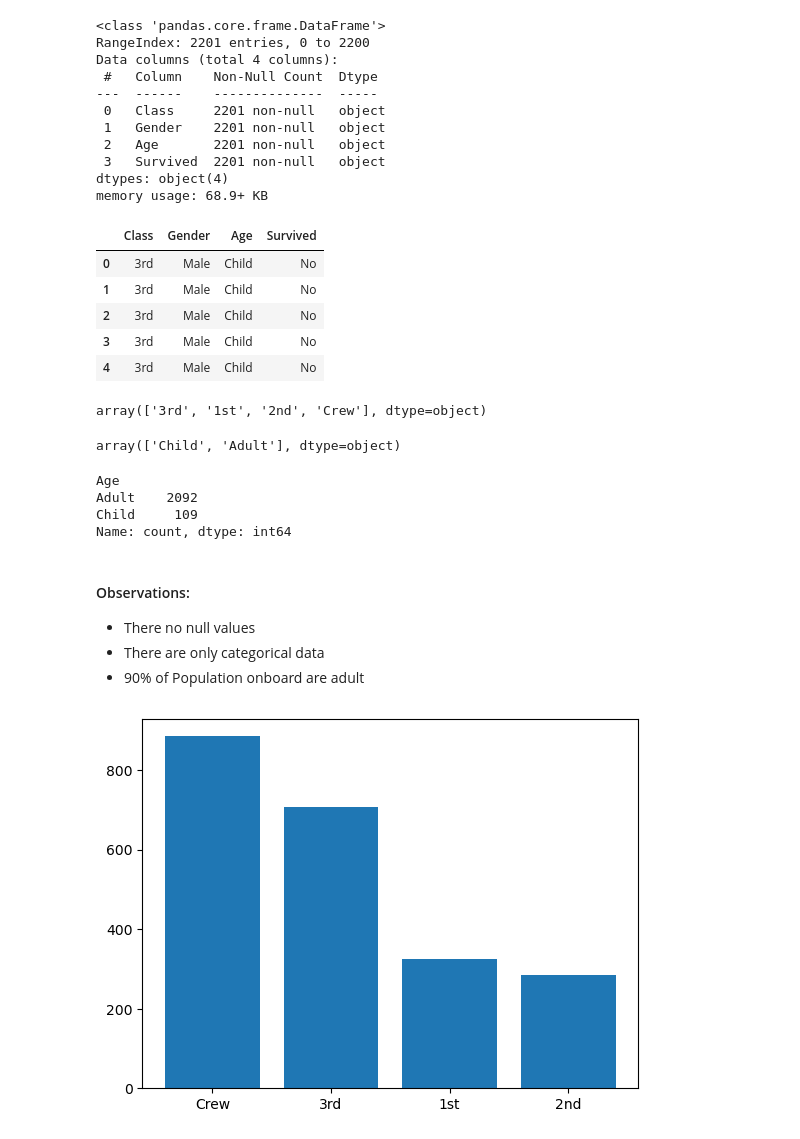
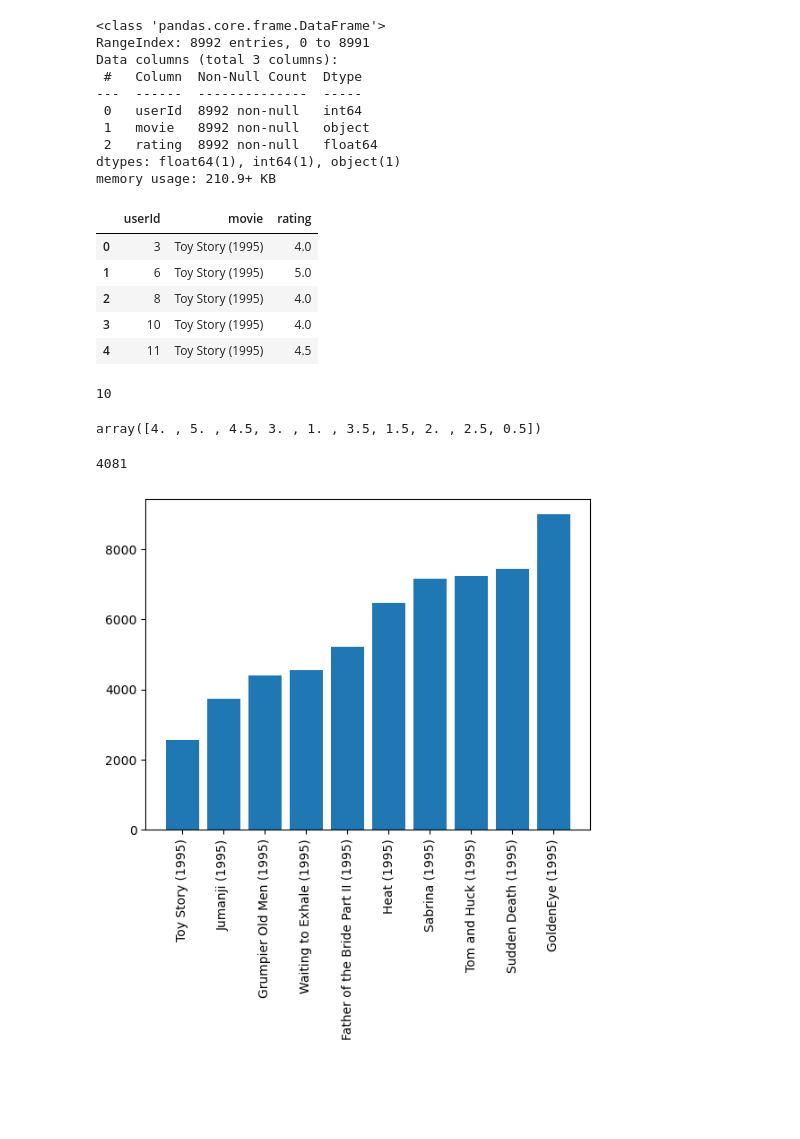
Before and after one commit to AbhinavAlluvada/DevProgram, a Jupyter notebook: Untitled.ipynb, the cells around one changed output. Cells and saved outputs as stored; diff of their text form; code cells hidden in the pictures; blank space fills up the shorter version.

```diff
--- a/Untitled.ipynb
+++ b/Untitled.ipynb
@@ -28,45 +76,24 @@ import matplotlib.pyplot as plt
 # %%
-data = pd.read_csv('Titanic.csv')
+data = pd.read_csv("C:/Users/abhin/Downloads/Movie.csv")
 # %%
 data.info()
 # %% [output]
 <class 'pandas.core.frame.DataFrame'>
-RangeIndex: 2201 entries, 0 to 2200
-Data columns (total 4 columns):
- #   Column    Non-Null Count  Dtype
----  ------    --------------  -----
- 0   Class     2201 non-null   object
- 1   Gender    2201 non-null   object
- 2   Age       2201 non-null   object
- 3   Survived  2201 non-null   object
-dtypes: object(4)
-memory usage: 68.9+ KB
+RangeIndex: 8992 entries, 0 to 8991
+Data columns (total 3 columns):
+ #   Column  Non-Null Count  Dtype
+---  ------  --------------  -----
+ 0   userId  8992 non-null   int64
+ 1   movie   8992 non-null   object
+ 2   rating  8992 non-null   float64
+dtypes: float64(1), int64(1), object(1)
+memory usage: 210.9+ KB
 # %%
 data.head()
 # %% [output]
-|  | Class | Gender | Age | Survived |
-| 0 | 3rd | Male | Child | No |
-| 1 | 3rd | Male | Child | No |
-| 2 | 3rd | Male | Child | No |
-| 3 | 3rd | Male | Child | No |
-| 4 | 3rd | Male | Child | No |
+|  | userId | movie | rating |
+| 0 | 3 | Toy Story (1995) | 4.0 |
+| 1 | 6 | Toy Story (1995) | 5.0 |
+| 2 | 8 | Toy Story (1995) | 4.0 |
+| 3 | 10 | Toy Story (1995) | 4.0 |
+| 4 | 11 | Toy Story (1995) | 4.5 |
-# %%
-data['Class'].unique()
-# %% [output]
-array(['3rd', '1st', '2nd', 'Crew'], dtype=object)
-# %%
-data['Age'].unique()
-# %% [output]
-array(['Child', 'Adult'], dtype=object)
-# %%
-data['Age'].value_counts()
-# %% [output]
-Age
-Adult    2092
-Child     109
-Name: count, dtype: int64
-# %% [markdown]
-#### Observations:
-- There no null values
-- There are only categorical data
-- 90% of Population onboard are adult
@@ -74,0 +100,15 @@ counts = data['Class'].value_counts()
+# %%
+val = data['movie'].unique()
+len(val)
+# %% [output]
+10
+# %%
+val = data['rating'].unique()
+val
+# %% [output]
+array([4. , 5. , 4.5, 3. , 1. , 3.5, 1.5, 2. , 2.5, 0.5])
+# %%
+val = data['userId'].unique()
+len(val)
+# %% [output]
+4081
@@ -75,5 +117,6 @@ counts = data['Class'].value_counts()
 # %%
-plt.bar(counts.index,counts.values)
+plt.bar(data['movie'],data.index)
+plt.xticks(rotation = 90)
 plt.show()
 # %% [output]
-[figure, old version]
+[figure, new version]
```
Also changed, not shown: parts of 27 cells of this notebook.
